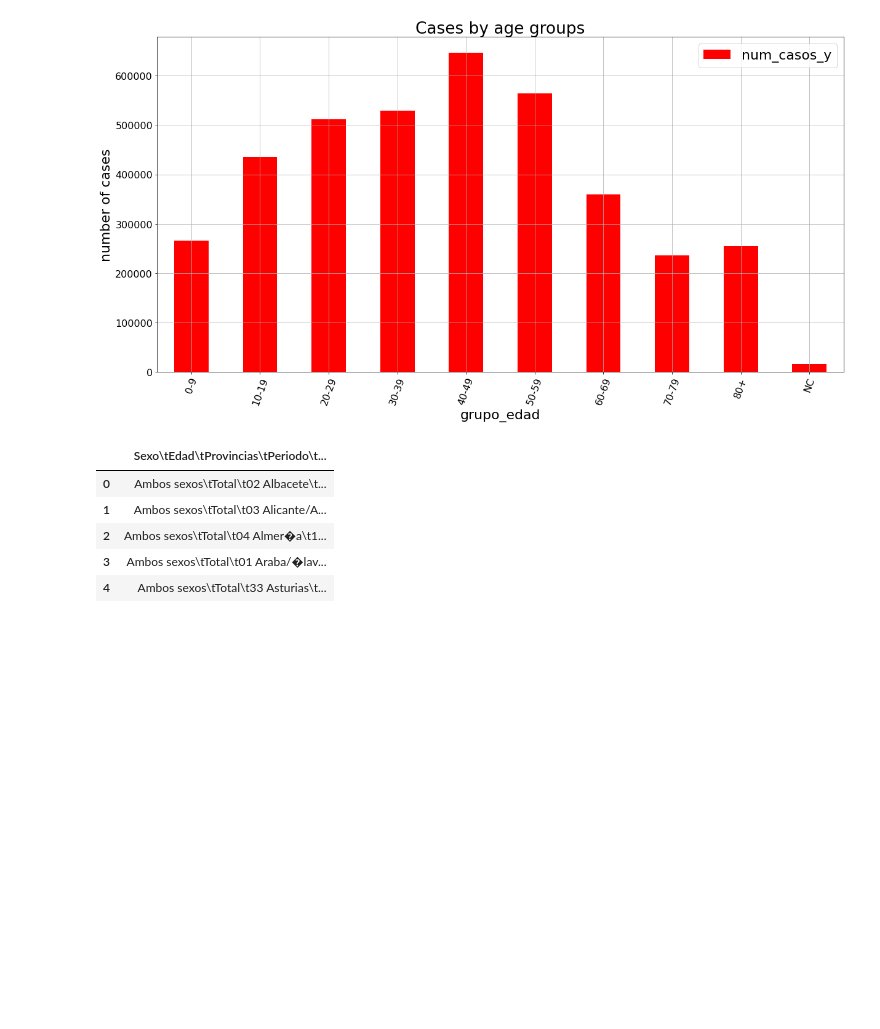
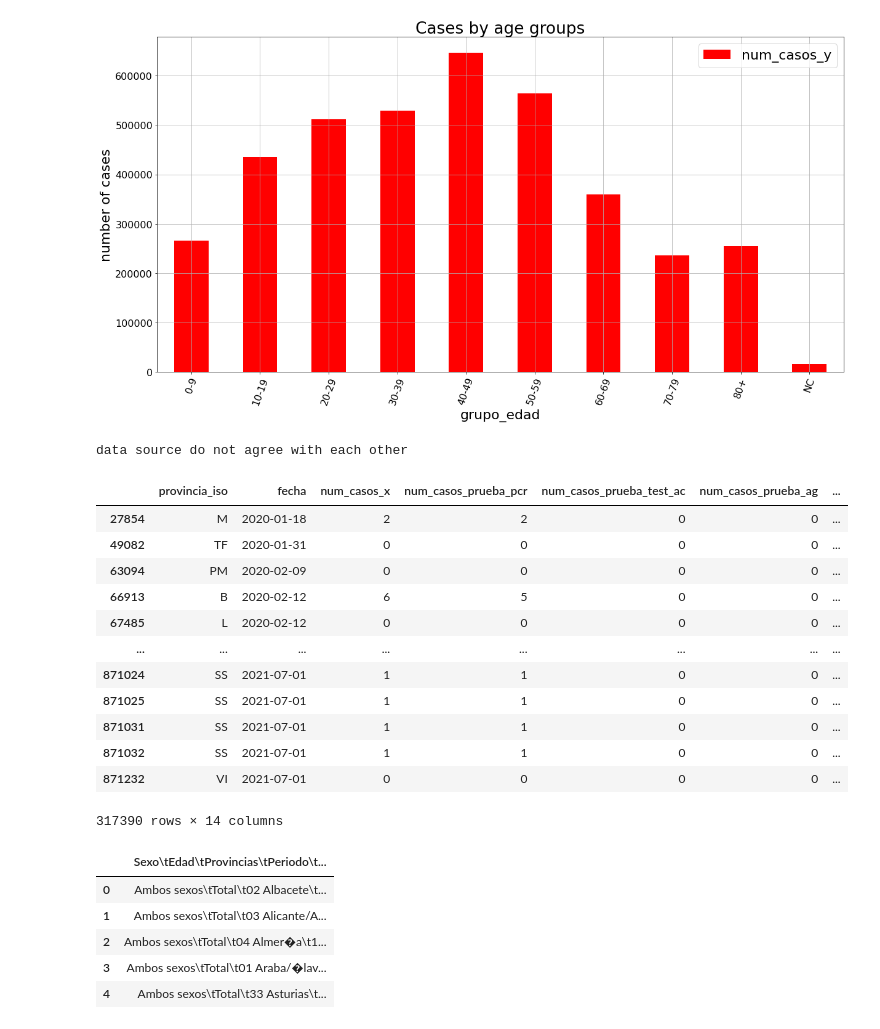
Before and after one commit to Pierre-mulliez1/predict_covid, a Jupyter notebook: EDA.ipynb, the cells around one changed output. Drawn from its saved outputs; the diff is of its cells as text; code cells hidden in the pictures; blank space fills up the shorter version.

```diff
--- a/EDA.ipynb
+++ b/EDA.ipynb
@@ -98,6 +99,24 @@ age_cases.plot.bar(x="grupo_edad", y='num_casos_y', ylabel = "number of cases",r
                         fontsize= 16,grid=True,figsize = (20,10),title="Cases by age groups",color = "red");
 # %% [output]
 [figure]
+# %%
+print("data source do not agree with each other")
+complete_df.loc[complete_df["num_casos_y"] > 0,:]
+# %% [output]
+data source do not agree with each other
+|  | provincia_iso | fecha | num_casos_x | num_casos_prueba_pcr | num_casos_prueba_test_ac | num_casos_prueba_ag | ... |
+| 27854 | M | 2020-01-18 | 2 | 2 | 0 | 0 | ... |
+| 49082 | TF | 2020-01-31 | 0 | 0 | 0 | 0 | ... |
+| 63094 | PM | 2020-02-09 | 0 | 0 | 0 | 0 | ... |
+| 66913 | B | 2020-02-12 | 6 | 5 | 0 | 0 | ... |
+| 67485 | L | 2020-02-12 | 0 | 0 | 0 | 0 | ... |
+| ... | ... | ... | ... | ... | ... | ... | ... |
+| 871024 | SS | 2021-07-01 | 1 | 1 | 0 | 0 | ... |
+| 871025 | SS | 2021-07-01 | 1 | 1 | 0 | 0 | ... |
+| 871031 | SS | 2021-07-01 | 1 | 1 | 0 | 0 | ... |
+| 871032 | SS | 2021-07-01 | 1 | 1 | 0 | 0 | ... |
+| 871232 | VI | 2021-07-01 | 0 | 0 | 0 | 0 | ... |
+317390 rows × 14 columns
 # %%
 DATA_PATH = os.path.join(DIRECTORY_WHERE_THIS_FILE_IS, "data/population_total.csv")
 df4 = pd.read_csv(DATA_PATH, sep = "\\")
```
Also changed, not shown: parts of 25 cells of this notebook, 3 other files.
